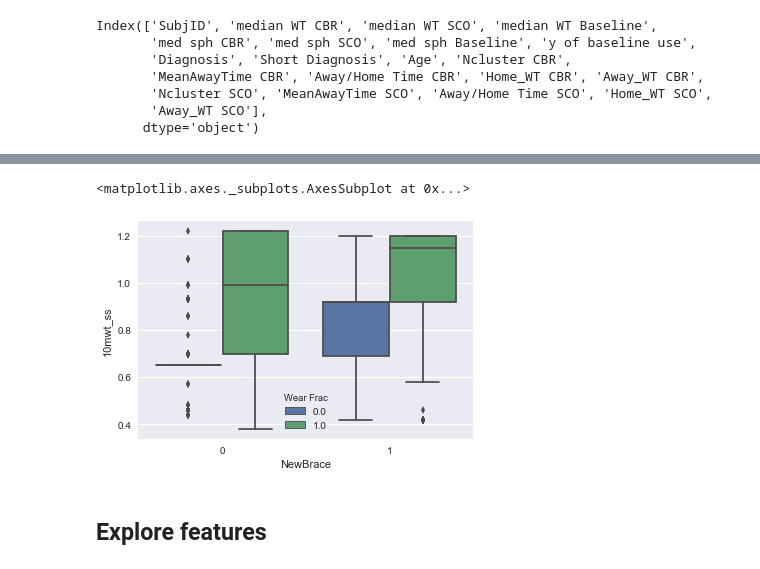
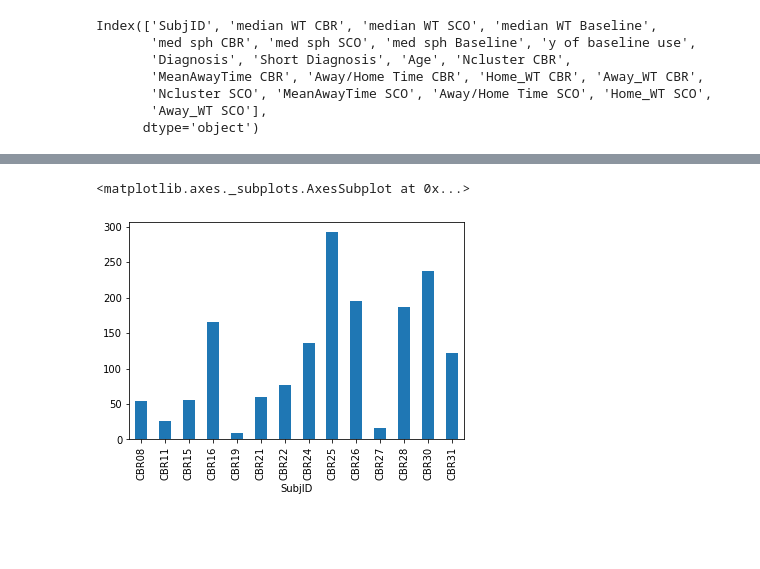
Before and after one commit to Luke3D/CbrAnalysis, a Jupyter notebook: FeatureExtraction.ipynb, the cells around one changed output, grey strips where cells are left out. Cells and saved outputs as stored; diff of their text form; code cells hidden in the pictures; blank space fills up the shorter version.

```diff
--- a/FeatureExtraction.ipynb
+++ b/FeatureExtraction.ipynb
@@ -431,5 +503,0 @@ Features.to_csv('GPSmodelFeatures_2braceonly.csv',index=False)
-# %%
-#load features
-# Features = pd.read_csv('GPSmodelFeatures.csv')
-Features = pd.read_csv('GPSmodelFeatures_2braceonly.csv')
-Features.head()
@@ -487,7 +504,5 @@ sns.lmplot(data=Wf,x='10mwt_ss',y='Avg_WearFrac',hue='NewBrace')
-# %%
-sns.boxplot(data=F,x='NewBrace',y='10mwt_ss',hue='Wear Frac')
-# %% [output]
-<matplotlib.axes._subplots.AxesSubplot at 0x...>
-[figure, removed]
-# %% [markdown]
-## Explore features
+# %%
+Features.groupby('SubjID').Steps.mean().plot(kind='bar')
+# %% [output]
+<matplotlib.axes._subplots.AxesSubplot at 0x...>
+[figure, added]
```
Also changed, not shown: parts of 86 cells of this notebook, 1 other file.
